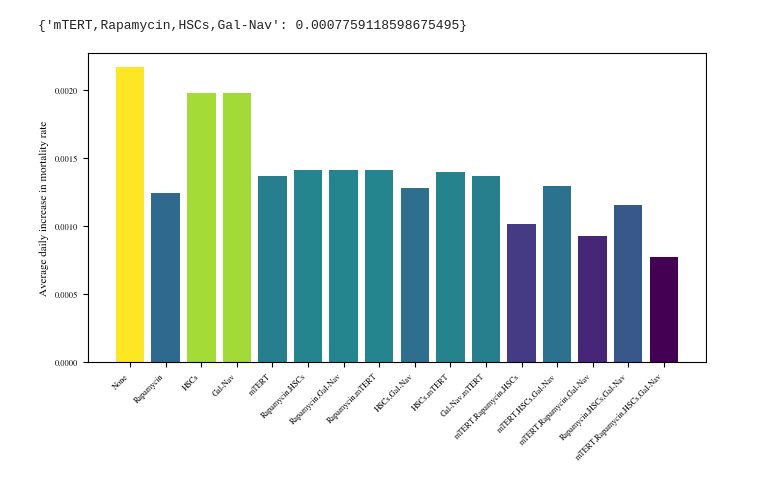
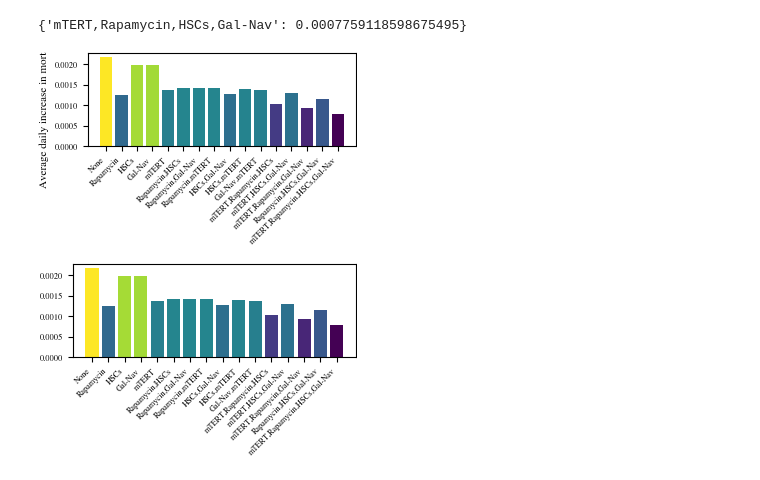
Before and after one commit to shs2017/Data-Literacy, a Jupyter notebook: exp/005_MLPModel.ipynb, the cells around one changed output. Saved outputs shown, nothing was run; the diff lists cells and outputs as text; code cells hidden in the pictures.

```diff
--- a/exp/005_MLPModel.ipynb
+++ b/exp/005_MLPModel.ipynb
@@ -595,34 +595,35 @@ custom_order = ['None', 'Rapamycin', 'HSCs', 'Gal-Nav', 'mTERT',
                 'mTERT,Rapamycin,HSCs,Gal-Nav']
 
 # Function to return the index of the key in custom order
 def get_custom_order(key):
     return custom_order.index(key)
 
 # Sort dictionary based on custom key order
 sorted_dict = dict(sorted(rate_of_change.items(), key=lambda item: get_custom_order(item[0])))
 
 
 # Extract data for plotting
 labels, values = zip(*sorted_dict.items())
 
 # Create barplot
 #plt.figure(figsize=(12, 6))
+plt.rcParams.update(bundles.icml2022(column='half', nrows=NROWS, ncols=NCOLS, usetex=USE_LATEX))
 cmap = plt.cm.viridis
 norm = plt.Normalize(min(values), max(values))
 colors = cmap(norm(values))
 bars = plt.bar(labels, values, color=colors)
 #plt.colorbar(orientation='horizontal')
 
 plt.xticks(rotation=45, ha='right')
 plt.ylabel('Average daily increase in mortality rate')
 
 #plt.title('Monthly Mortality Increase')
 #plt.tight_layout()
 
 # Save the plot
 plt.savefig('../fig/2401_005_mlp_predictions.pdf')
 # %% [output]
-[figure, old version]
+[figure, new version]
 # %%
 ''## Calculate Average validation loss across 20 different variants of train/val datasets to assess model
 # Set seeds for reproducability
@@ -634,3 +635,40 @@ for seed in seeds:
 validation_errors
 # %%
 np.mean(validation_errors)
+# %%
+# Define custom key order
+custom_order = ['None', 'Rapamycin', 'HSCs', 'Gal-Nav', 'mTERT',
+                'Rapamycin,HSCs', 'Rapamycin,Gal-Nav', 'Rapamycin,mTERT', 'HSCs,Gal-Nav', 'HSCs,mTERT', 'Gal-Nav,mTERT',
+                'mTERT,Rapamycin,HSCs', 'mTERT,HSCs,Gal-Nav', 'mTERT,Rapamycin,Gal-Nav', 'Rapamycin,HSCs,Gal-Nav',
+                'mTERT,Rapamycin,HSCs,Gal-Nav']
+
+# Function to return the index of the key in custom order
+def get_custom_order(key):
+    return custom_order.index(key)
+
+# Sort dictionary based on custom key order
+sorted_dict = dict(sorted(rate_of_change.items(), key=lambda item: get_custom_order(item[0])))
+
+
+# Extract data for plotting
+labels, values = zip(*sorted_dict.items())
+
+# Create barplot
+#plt.figure(figsize=(12, 6))
+plt.rcParams.update(bundles.icml2022(column='half', nrows=NROWS, ncols=NCOLS, usetex=USE_LATEX))
+cmap = plt.cm.viridis
+norm = plt.Normalize(min(values), max(values))
+colors = cmap(norm(values))
+bars = plt.bar(labels, values, color=colors)
+#plt.colorbar(orientation='horizontal')
+
+plt.xticks(rotation=45, ha='right')
+#plt.ylabel('Average daily \n increase in \n mortality rate')
+
+#plt.title('Monthly Mortality Increase')
+#plt.tight_layout()
+
+# Save the plot
+plt.savefig('../fig/2401_005_mlp_predictions.pdf')
+# %% [output]
+[figure, added]
```
Also changed, not shown: 3 other files.
